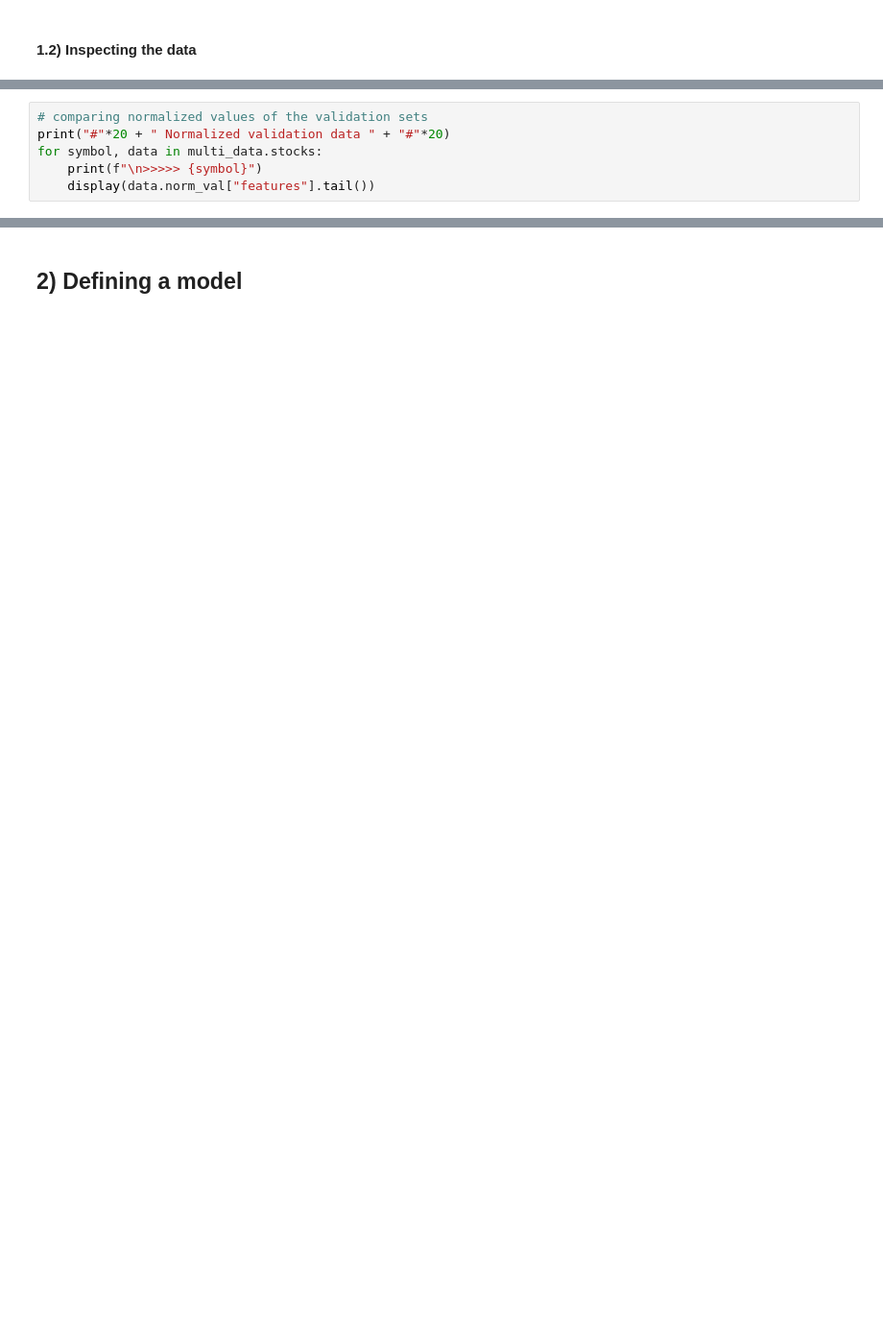
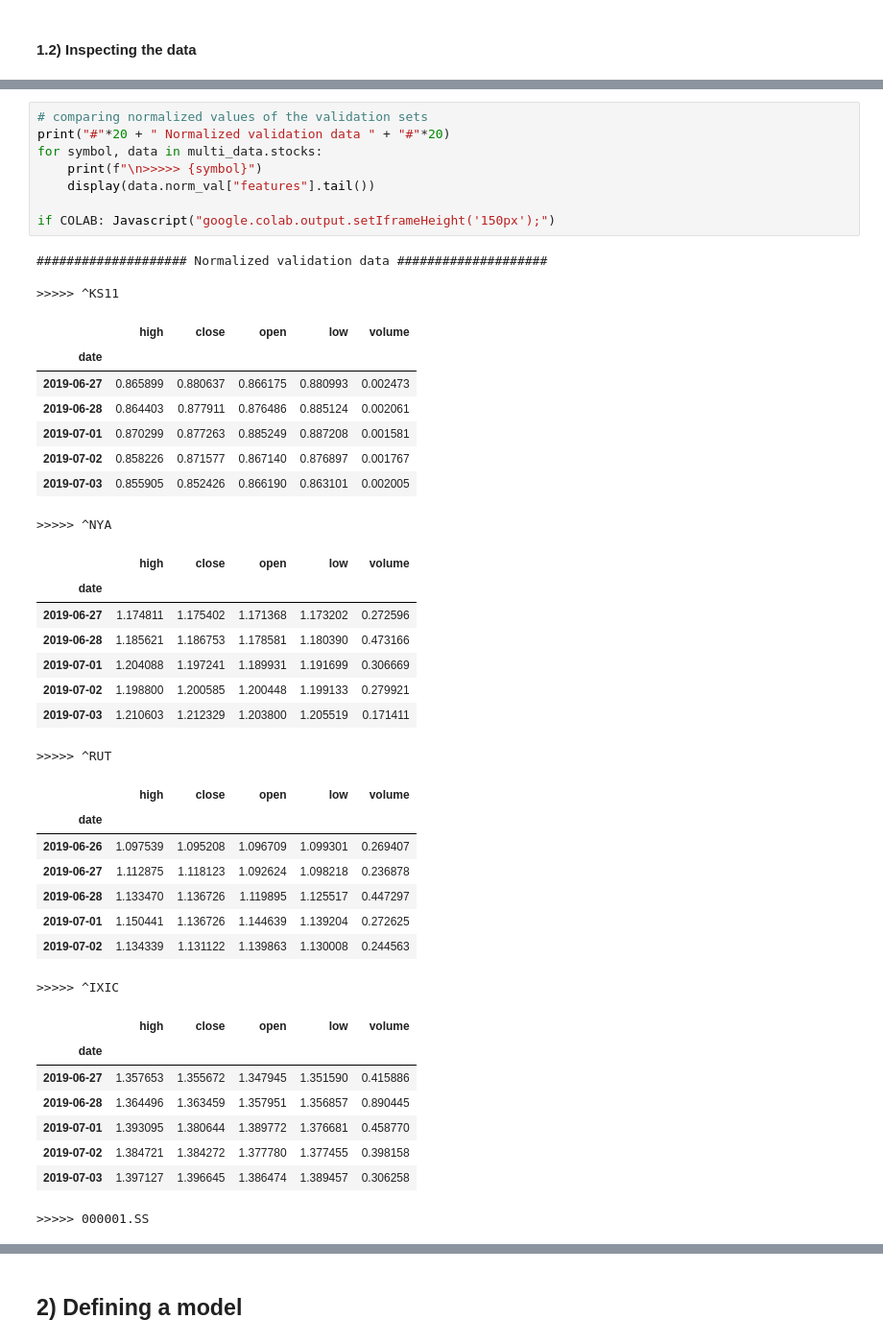
Before and after one commit to Talendar/stocks_prices_prediction, a Jupyter notebook: multi_stocks_price_prediction.ipynb, the cells around one changed output, grey strips where cells are left out. Shown at 96% size. Cells and saved outputs as stored; diff of their text form; blank space fills up the shorter version.

```diff
--- a/multi_stocks_price_prediction.ipynb
+++ b/multi_stocks_price_prediction.ipynb
@@ -179,6 +323,44 @@ for symbol, data in multi_data.stocks:
 # %%
 # comparing normalized values of the validation sets
 print("#"*20 + " Normalized validation data " + "#"*20)
 for symbol, data in multi_data.stocks:
     print(f"\n>>>>> {symbol}")
     display(data.norm_val["features"].tail())
+
+if COLAB: Javascript("google.colab.output.setIframeHeight('150px');")
+# %% [output]
+#################### Normalized validation data ####################
+
+>>>>> ^KS11
+|  | high | close | open | low | volume |
+| date |  |  |  |  |  |
+| 2019-06-27 | 0.865899 | 0.880637 | 0.866175 | 0.880993 | 0.002473 |
+| 2019-06-28 | 0.864403 | 0.877911 | 0.876486 | 0.885124 | 0.002061 |
+| 2019-07-01 | 0.870299 | 0.877263 | 0.885249 | 0.887208 | 0.001581 |
+| 2019-07-02 | 0.858226 | 0.871577 | 0.867140 | 0.876897 | 0.001767 |
+| 2019-07-03 | 0.855905 | 0.852426 | 0.866190 | 0.863101 | 0.002005 |
+>>>>> ^NYA
+|  | high | close | open | low | volume |
+| date |  |  |  |  |  |
+| 2019-06-27 | 1.174811 | 1.175402 | 1.171368 | 1.173202 | 0.272596 |
+| 2019-06-28 | 1.185621 | 1.186753 | 1.178581 | 1.180390 | 0.473166 |
+| 2019-07-01 | 1.204088 | 1.197241 | 1.189931 | 1.191699 | 0.306669 |
+| 2019-07-02 | 1.198800 | 1.200585 | 1.200448 | 1.199133 | 0.279921 |
+| 2019-07-03 | 1.210603 | 1.212329 | 1.203800 | 1.205519 | 0.171411 |
+>>>>> ^RUT
+|  | high | close | open | low | volume |
+| date |  |  |  |  |  |
+| 2019-06-26 | 1.097539 | 1.095208 | 1.096709 | 1.099301 | 0.269407 |
+| 2019-06-27 | 1.112875 | 1.118123 | 1.092624 | 1.098218 | 0.236878 |
+| 2019-06-28 | 1.133470 | 1.136726 | 1.119895 | 1.125517 | 0.447297 |
+| 2019-07-01 | 1.150441 | 1.136726 | 1.144639 | 1.139204 | 0.272625 |
+| 2019-07-02 | 1.134339 | 1.131122 | 1.139863 | 1.130008 | 0.244563 |
+>>>>> ^IXIC
+|  | high | close | open | low | volume |
+| date |  |  |  |  |  |
+| 2019-06-27 | 1.357653 | 1.355672 | 1.347945 | 1.351590 | 0.415886 |
+| 2019-06-28 | 1.364496 | 1.363459 | 1.357951 | 1.356857 | 0.890445 |
+| 2019-07-01 | 1.393095 | 1.380644 | 1.389772 | 1.376681 | 0.458770 |
+| 2019-07-02 | 1.384721 | 1.384272 | 1.377780 | 1.377455 | 0.398158 |
+| 2019-07-03 | 1.397127 | 1.396645 | 1.386474 | 1.389457 | 0.306258 |
+>>>>> 000001.SS
```
Also changed, not shown: parts of 24 cells of this notebook.
